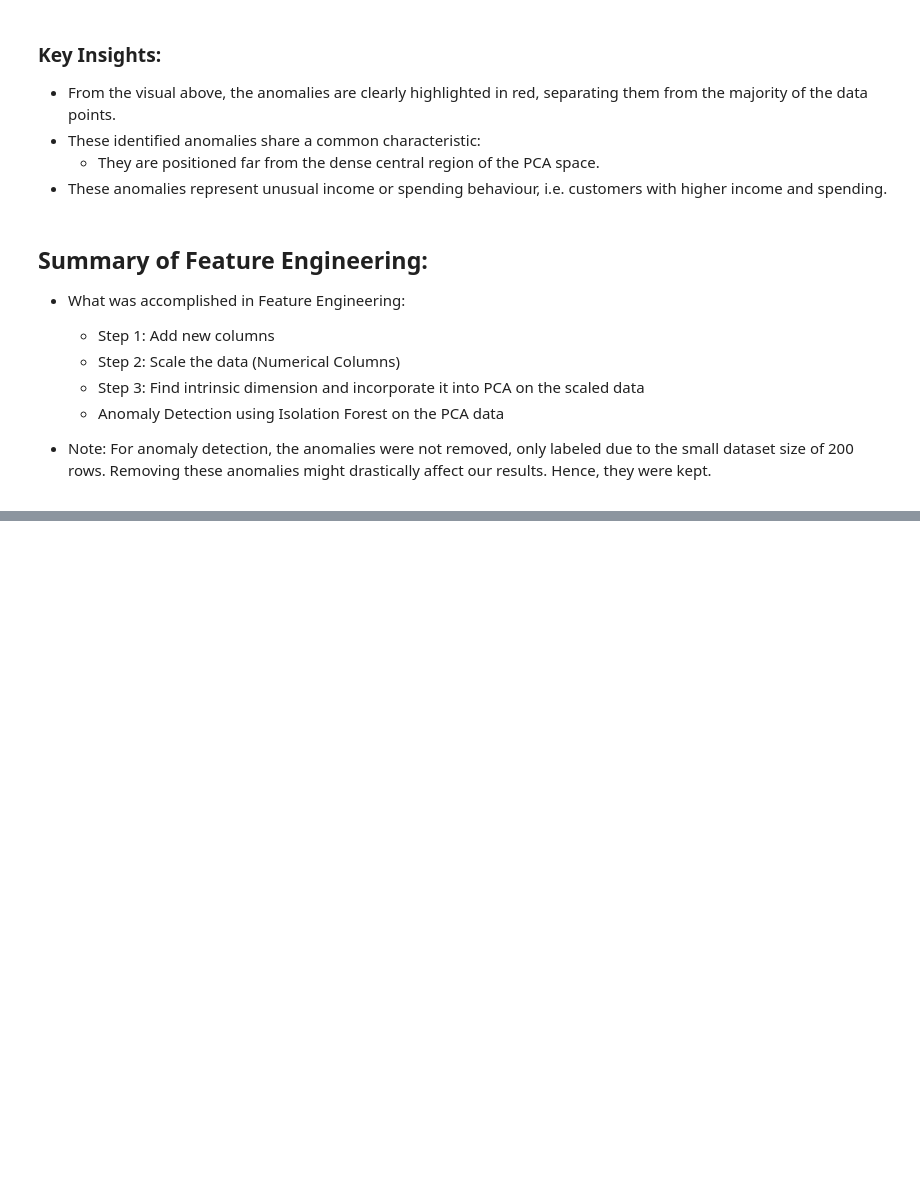
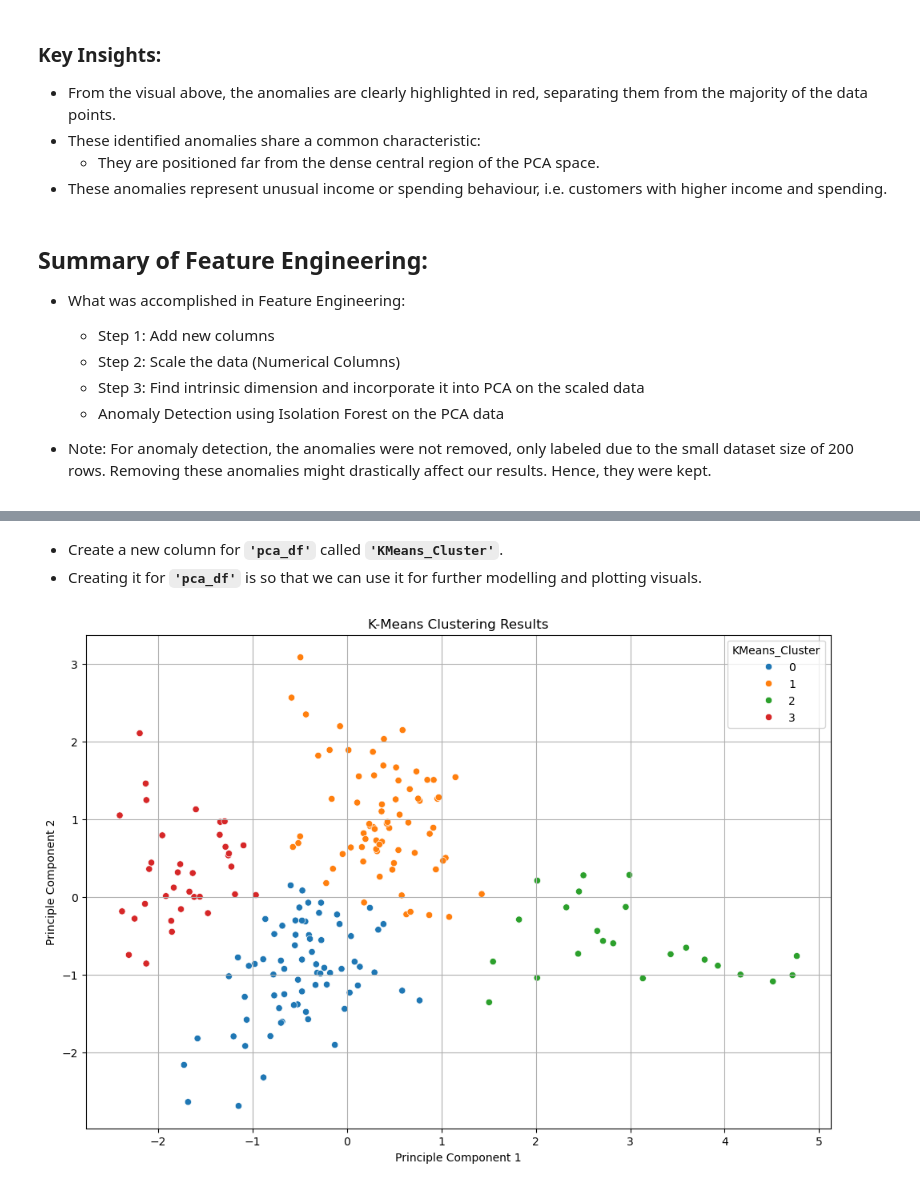
Before and after one commit to Cayden08/AIML, a Jupyter notebook: CA2/p2510893_CA2_PartA_Cayden.ipynb, the cells around one changed output, grey strips where cells are left out. Cells and saved outputs as stored; diff of their text form; code cells hidden in the pictures; blank space fills up the shorter version.

```diff
--- a/CA2/p2510893_CA2_PartA_Cayden.ipynb
+++ b/CA2/p2510893_CA2_PartA_Cayden.ipynb
@@ -640,0 +728,4 @@ plt.show()
+# %%
+kmeans = KMeans(n_clusters=4, random_state=42, n_init=10)
+kmeans.fit(pca_df[['PC1', 'PC2']])
+kmeans_labels = kmeans.fit_predict(pca_df[['PC1', 'PC2']])
@@ -640,0 +735,4 @@ plt.show()
+# %%
+pca_df['KMeans_Cluster'] = kmeans_labels
+
+pca_df
@@ -640,0 +753,20 @@ plt.show()
+# %% [markdown]
+- Create a new column for **`'pca_df'`** called **`'KMeans_Cluster'`**.
+- Creating it for **`'pca_df'`** is so that we can use it for further modelling and plotting visuals.
+# %%
+plt.figure(figsize=(12, 8))
+sns.scatterplot(
+    data=pca_df,
+    x='PC1',
+    y='PC2',
+    hue='KMeans_Cluster',
+    palette='tab10'
+)
+
+plt.title('K-Means Clustering Results')
+plt.xlabel('Principle Component 1')
+plt.ylabel('Principle Component 2')
+plt.grid(True)
+plt.show()
+# %% [output]
+[figure, added]
```
Also changed, not shown: parts of 13 cells of this notebook.
